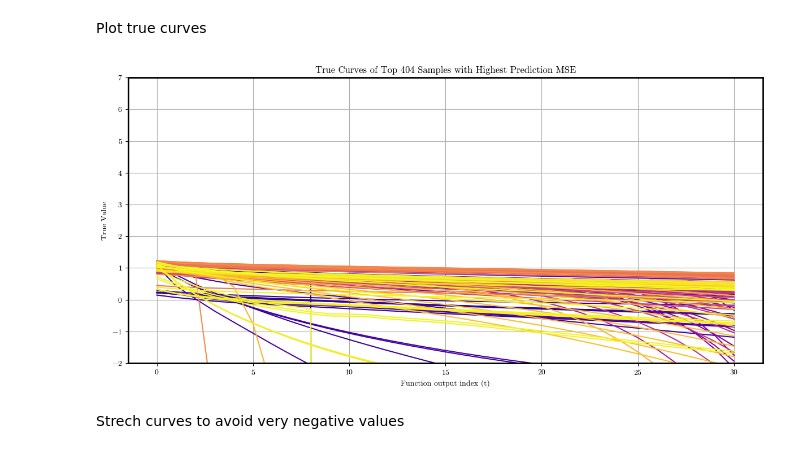
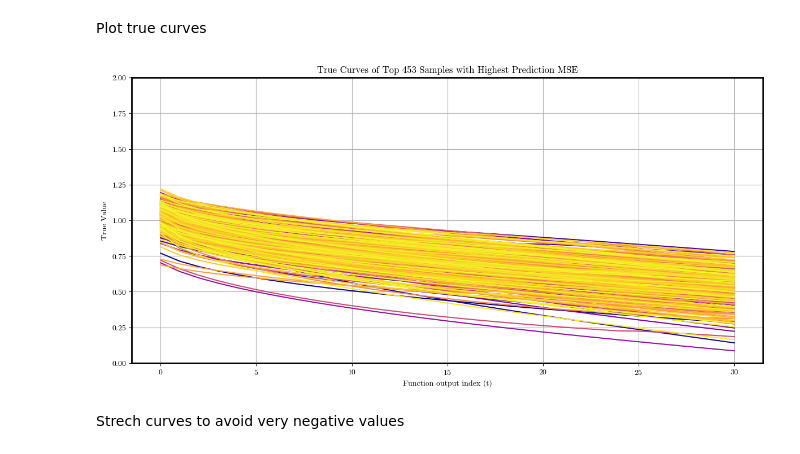
Before and after one commit to DejvisT/Sensitivity-Analysis-and-Surrogate-Modeling-of-PEM-Fuel-Cells, a Jupyter notebook: notebooks/95_GP_surrogate_models.ipynb, the cells around one changed output. Cells and saved outputs as stored; diff of their text form; code cells hidden in the pictures.

```diff
--- a/notebooks/95_GP_surrogate_models.ipynb
+++ b/notebooks/95_GP_surrogate_models.ipynb
@@ -4,9 +4,10 @@
 import sys
 import os
 sys.path.append(os.path.abspath(os.path.join(os.getcwd(), '..')))
-from src.sampling.sampler import get_polarisation_curve_samples, build_fixed_parameters, sample_parameters, PARAMETER_RANGES
+from src.sampling.sampler import get_polarisation_curve_samples, build_fixed_parameters
 from configuration.settings import current_density_parameters, physical_parameters, computing_parameters, operating_inputs
 from model.AlphaPEM import AlphaPEM
+import omegaconf
 import numpy as np
 import pandas as pd
 
@@ -33,28 +34,35 @@ def is_valid_curve(voltage_curve, tolerance=3, min_voltage=-5.0, max_voltage=1.2
     """
     return True
 
-all_data = pd.read_csv('../data/raw/complete_samples_up_until_270525.csv')
-lhs_data = pd.read_pickle('../data/raw/LHS_seed42_nsamples160_ndimensions16.pkl')
-lhs_data2 = pd.read_pickle('../data/raw/LHS_seed42_nsamples100_ndimensions16_bounds25.pkl')
+data_long = pd.read_pickle('../data/raw/lhs_500.pkl')
+data_long = data_long.dropna()
+
+# Expand Ucell
+Ucell_wide = data_long['Ucell'].apply(pd.Series)
+Ucell_wide.columns = [f'Ucell_{i}' for i in Ucell_wide.columns]
+
+# Expand ifc
+ifc_wide = data_long['ifc'].apply(pd.Series)
+ifc_wide.columns = [f'ifc_{i}' for i in ifc_wide.columns]
+
+# Combine with original DataFrame (excluding old list columns)
+data = pd.concat([data_long.drop(['Ucell', 'ifc'], axis=1), Ucell_wide, ifc_wide], axis=1)
 
 # Identify Ucell and ifc columns
-ucell_cols = [col for col in all_data.columns if col.startswith('Ucell_')]
-ifc_cols = [col for col in all_data.columns if col.startswith('ifc_')]
+ucell_cols = [col for col in data.columns if col.startswith('Ucell_')]
+ifc_cols = [col for col in data.columns if col.startswith('ifc_')]
 
 # Combine Ucell columns into lists per row
-all_data['Ucell'] = all_data[ucell_cols].values.tolist()
+data['Ucell'] = data[ucell_cols].values.tolist()
 
-columns = list(PARAMETER_RANGES.keys())
+omegaconf_dict = omegaconf.OmegaConf.load('../param_config.yaml')
+columns = list(omegaconf_dict.keys())
+parameter_ranges = columns.copy()
 columns.append('Ucell')
 
-df_combined = pd.concat([all_data[columns], lhs_data[columns], lhs_data2[columns]], axis=0, ignore_index=True)
 
-df_combined['valid'] = df_combined['Ucell'].apply(is_valid_curve)
-lhs_data['valid'] = df_combined['Ucell'].apply(is_valid_curve)
-lhs_data2['valid'] = df_combined['Ucell'].apply(is_valid_curve)
-all_data['valid'] = df_combined['Ucell'].apply(is_valid_curve)
 
-data = df_combined
+data['valid'] = data['Ucell'].apply(is_valid_curve)
 # %% [markdown]
 Plot true curves
 # %%
@@ -73,34 +81,34 @@ def plot_top_true_curves(Y_true, Y_pred, top_k=10):
     # Compute per-sample MSE
     mse_per_sample = np.mean(np.abs(Y_true - Y_pred), axis=1)
 
     # Indices of top_k samples with highest MSE
     top_indices = np.argsort(mse_per_sample)[-top_k:]
 
     # Plot
     plt.figure(figsize=(12, 6))
     colors = plt.cm.plasma(np.linspace(0, 1, top_k))
 
     for idx, color in zip(top_indices, colors):
         t = np.arange(Y_true.shape[1])
         plt.plot(t, Y_true[idx], label=f'Sample {idx} (MSE={mse_per_sample[idx]:.3f})', color=color)
 
     plt.xlabel('Function output index (t)')
     plt.ylabel('True Value')
     plt.title(f'True Curves of Top {top_k} Samples with Highest Prediction MSE')
     plt.grid(True)
-    plt.ylim(-2, 7)
+    plt.ylim(0, 2)
     #plt.legend(bbox_to_anchor=(1.05, 1), loc='upper left')
     plt.tight_layout()
     plt.show()
 
 # Example call
 all_Y = np.array(data['Ucell'].tolist())
 mask_valid = np.array([is_valid_curve(row) for row in all_Y])
 all_Y = all_Y[mask_valid]
 
 # Split data
 plot_top_true_curves(all_Y, all_Y, top_k=len(all_Y))
 # %% [output]
-[figure, old version]
+[figure, new version]
 # %% [markdown]
 Strech curves to avoid very negative values
```
Also changed, not shown: parts of 17 cells of this notebook.
